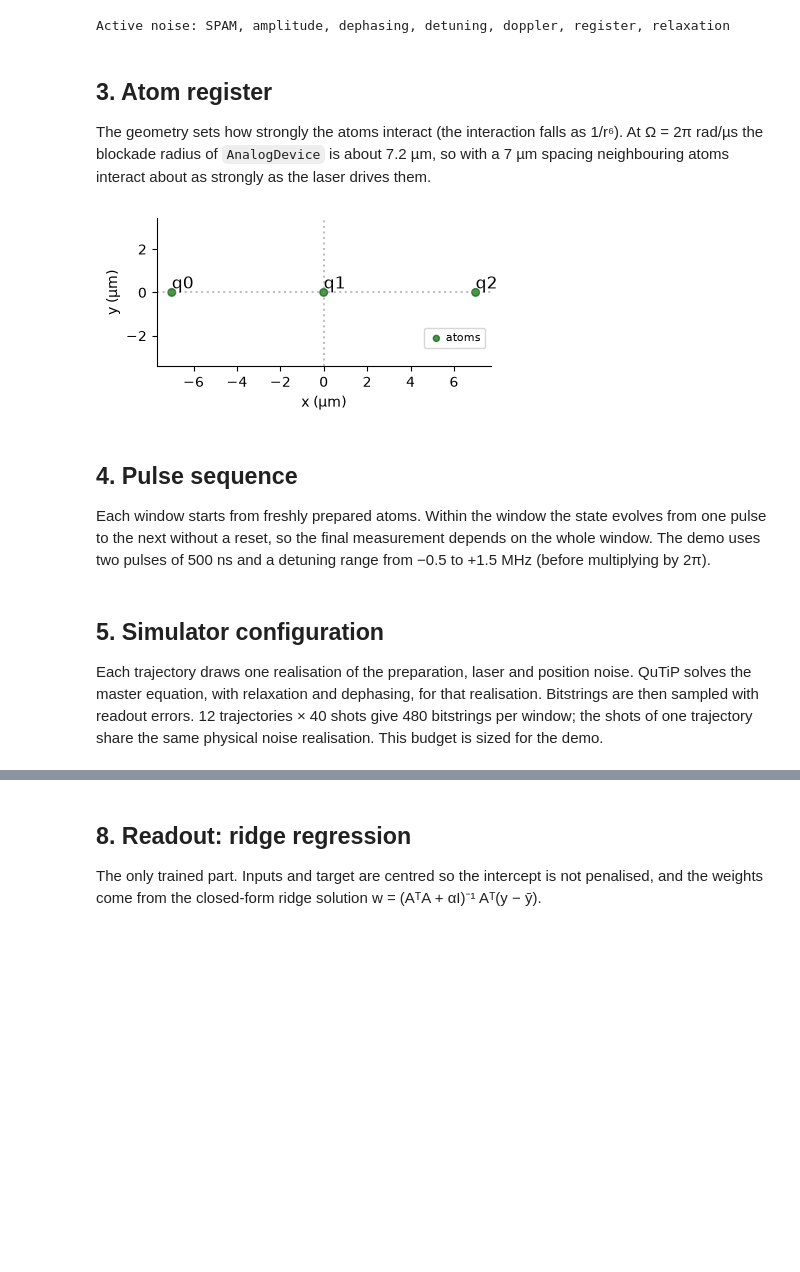
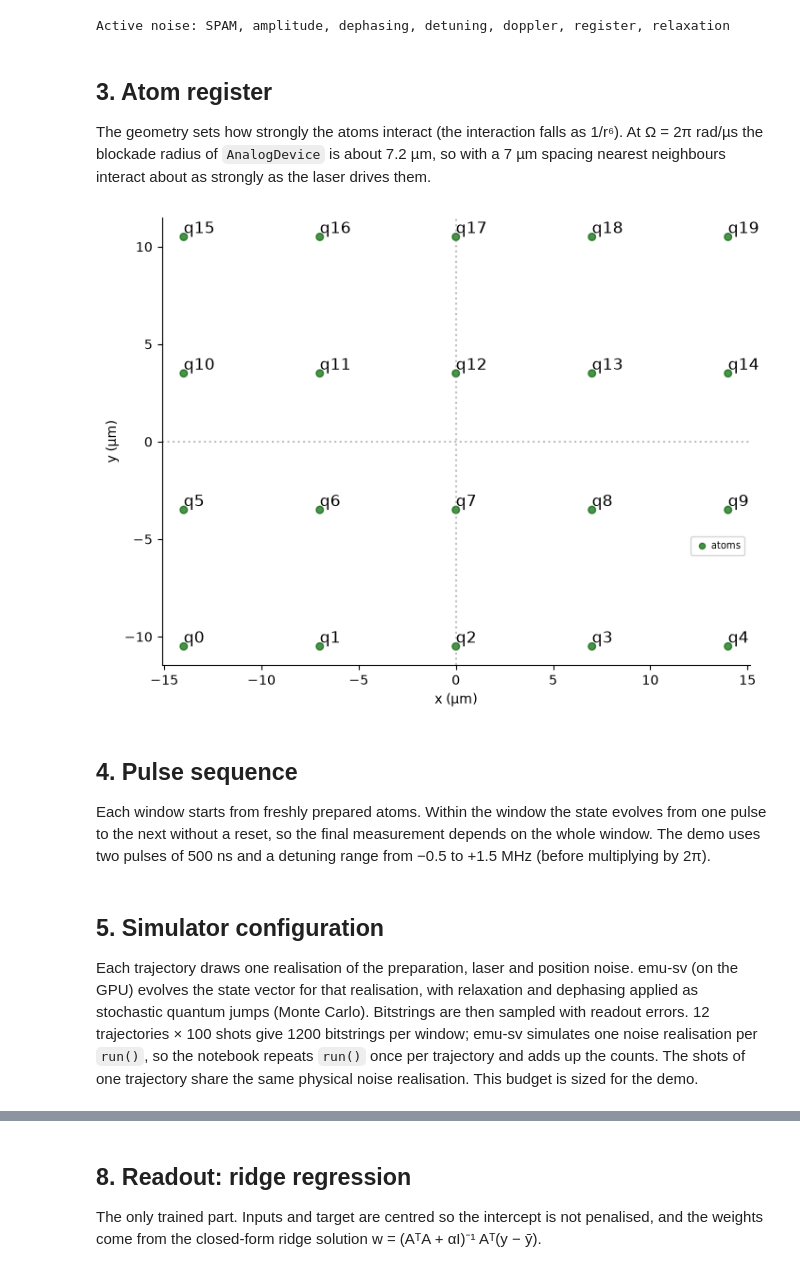
Before and after one commit to Adan1210/QML, a Jupyter notebook: qrc_pasqal_simple.ipynb, the cells around one changed output, grey strips where cells are left out. Saved outputs shown, nothing was run; the diff lists cells and outputs as text; code cells hidden in the pictures; blank space fills up the shorter version.

```diff
--- a/qrc_pasqal_simple.ipynb
+++ b/qrc_pasqal_simple.ipynb
@@ -132,17 +141,17 @@ Active noise: SPAM, amplitude, dephasing, detuning, doppler, register, relaxatio
 # %% [markdown]
 ## 3. Atom register
 
-The geometry sets how strongly the atoms interact (the interaction falls as 1/r⁶). At Ω = 2π rad/µs the blockade radius of `AnalogDevice` is about 7.2 µm, so with a 7 µm spacing neighbouring atoms interact about as strongly as the laser drives them.
+The geometry sets how strongly the atoms interact (the interaction falls as 1/r⁶). At Ω = 2π rad/µs the blockade radius of `AnalogDevice` is about 7.2 µm, so with a 7 µm spacing nearest neighbours interact about as strongly as the laser drives them.
 # %%
-# Three atoms on a line, 7 µm apart; qubit IDs are "q0", "q1", "q2"
-register = Register.rectangle(1, 3, spacing=7.0, prefix="q")
+# 20 atoms on a 4x5 rectangular lattice, 7 µm apart; qubit IDs are "q0" ... "q19"
+register = Register.rectangle(4, 5, spacing=7.0, prefix="q")
 
 # AnalogDevice requires a trap layout; this builds one that fits the register
 register = register.with_automatic_layout(AnalogDevice)
 
 register.draw()  # plot the atom positions
 # %% [output]
-[figure, old version]
+[figure, new version]
 # %% [markdown]
 ## 4. Pulse sequence
 
@@ -173,6 +182,6 @@ sequence.measure("ground-rydberg")
 # %% [markdown]
 ## 5. Simulator configuration
 
-Each trajectory draws one realisation of the preparation, laser and position noise. QuTiP solves the master equation, with relaxation and dephasing, for that realisation. Bitstrings are then sampled with readout errors. 12 trajectories × 40 shots give 480 bitstrings per window; the shots of one trajectory share the same physical noise realisation. This budget is sized for the demo.
+Each trajectory draws one realisation of the preparation, laser and position noise. emu-sv (on the GPU) evolves the state vector for that realisation, with relaxation and dephasing applied as stochastic quantum jumps (Monte Carlo). Bitstrings are then sampled with readout errors. 12 trajectories × 100 shots give 1200 bitstrings per window; emu-sv simulates one noise realisation per `run()`, so the notebook repeats `run()` once per trajectory and adds up the counts. The shots of one trajectory share the same physical noise realisation. This budget is sized for the demo.
 # %%
 N_TRAJECTORIES = 12        # noise realisations per window
```
Also changed, not shown: parts of 11 cells of this notebook, 2 other files.
